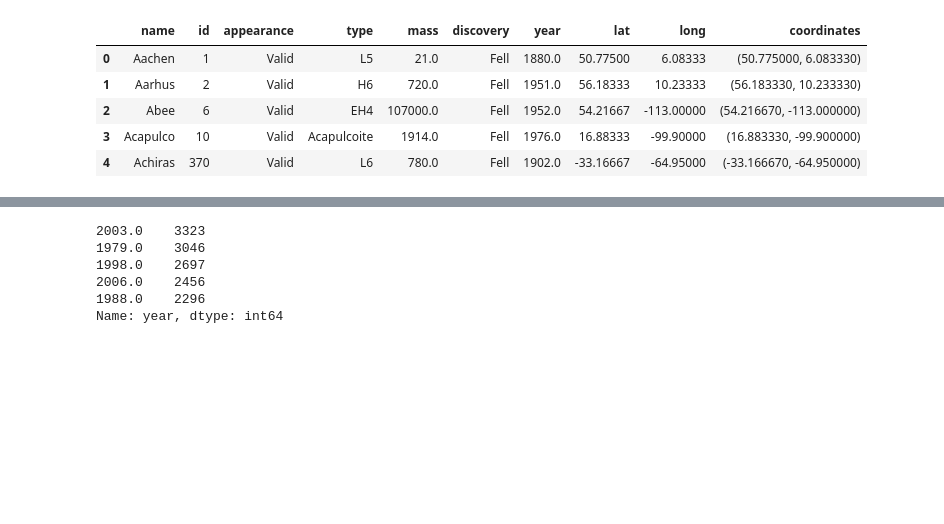
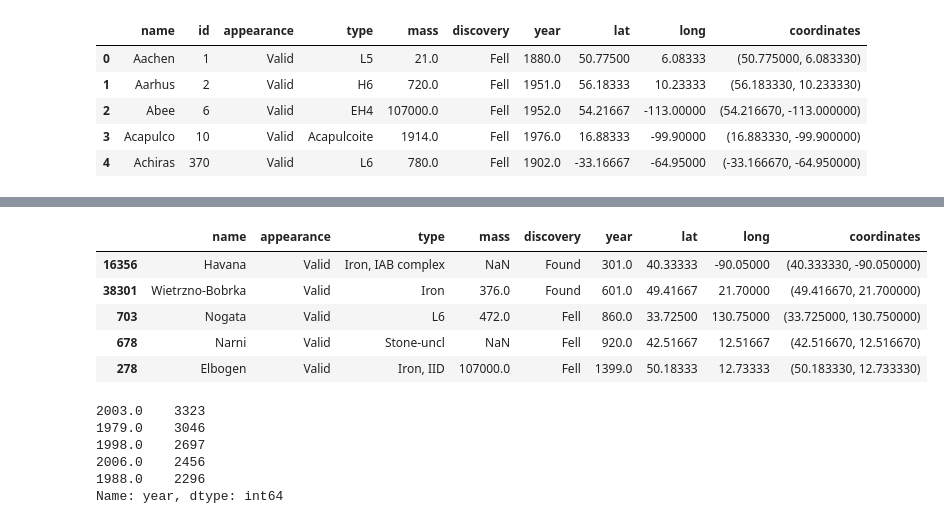
Before and after one commit to fcoba/Project-1, a Jupyter notebook: Kal_Project_1.ipynb, the cells around one changed output, grey strips where cells are left out. Cells and saved outputs as stored; diff of their text form; code cells hidden in the pictures; blank space fills up the shorter version.

```diff
--- a/Kal_Project_1.ipynb
+++ b/Kal_Project_1.ipynb
@@ -85,3 +110,14 @@ meteor.head()
+# %%
+# To sort from highest to lowest, ascending=False must be passed in
+meteor_df = meteor.sort_values("year", ascending=True)
+meteor_df.head()
+# %% [output]
+|  | name | appearance | type | mass | discovery | year | lat | long | coordinates |
+| 16356 | Havana | Valid | Iron, IAB complex | NaN | Found | 301.0 | 40.33333 | -90.05000 | (40.333330, -90.050000) |
+| 38301 | Wietrzno-Bobrka | Valid | Iron | 376.0 | Found | 601.0 | 49.41667 | 21.70000 | (49.416670, 21.700000) |
+| 703 | Nogata | Valid | L6 | 472.0 | Fell | 860.0 | 33.72500 | 130.75000 | (33.725000, 130.750000) |
+| 678 | Narni | Valid | Stone-uncl | NaN | Fell | 920.0 | 42.51667 | 12.51667 | (42.516670, 12.516670) |
+| 278 | Elbogen | Valid | Iron, IID | 107000.0 | Fell | 1399.0 | 50.18333 | 12.73333 | (50.183330, 12.733330) |
 # %%
 meteor_count = meteor["year"].value_counts()
 meteor_count.head()
```
Also changed, not shown: parts of 21 cells of this notebook, 1 other file.
